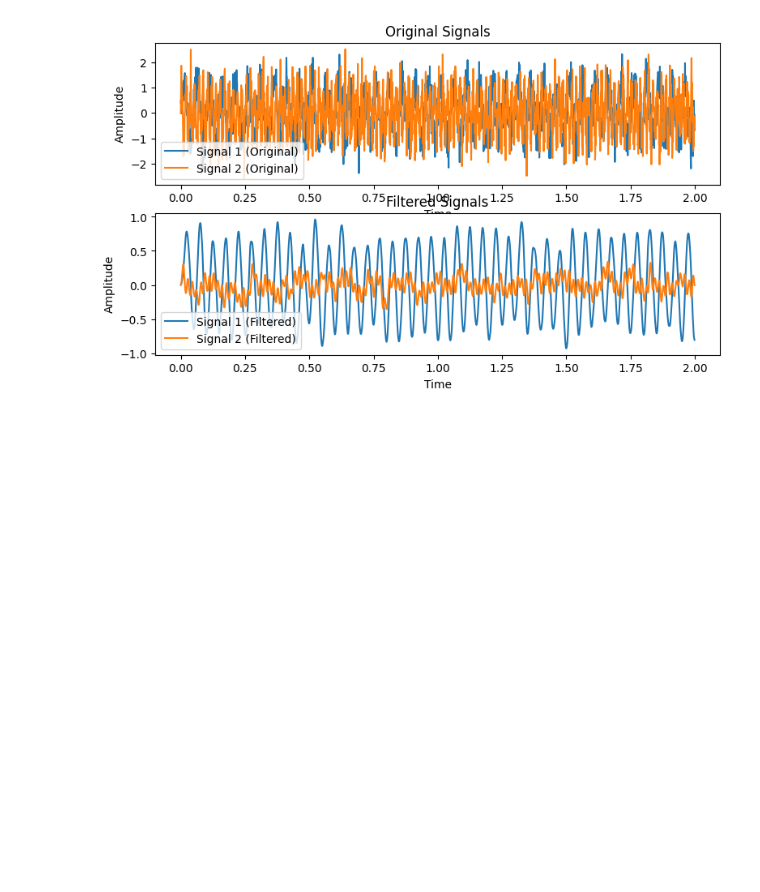
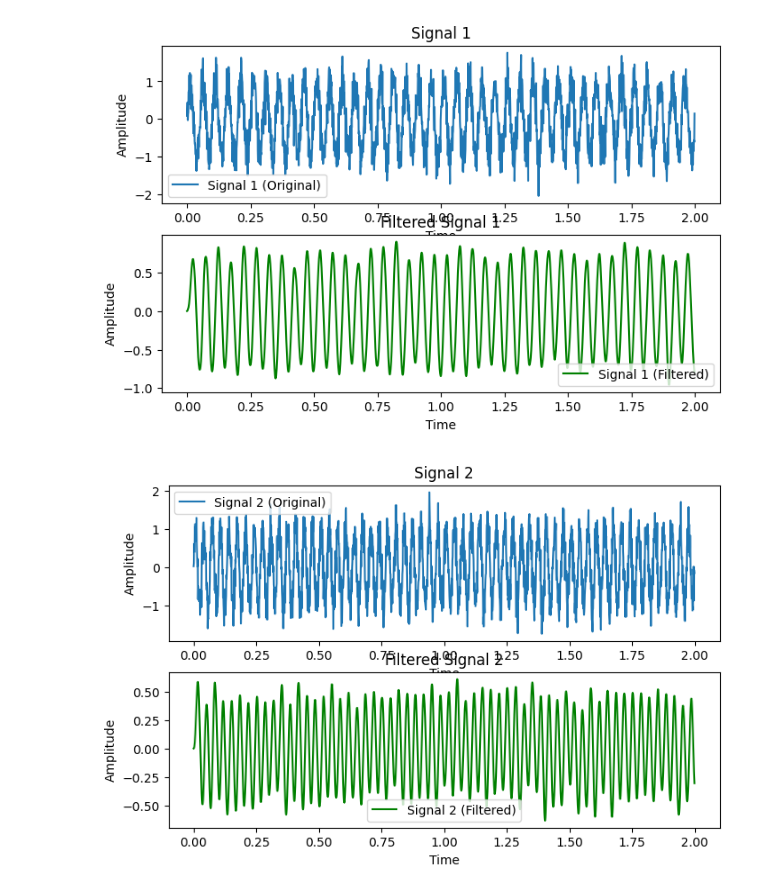
Before and after one commit to Sojoud-Ahmed/repo2, a Jupyter notebook: Untitled-16.ipynb, the cells around one changed output. Drawn from its saved outputs; the diff is of its cells as text; code cells hidden in the pictures; blank space fills up the shorter version.

```diff
--- a/Untitled-16.ipynb
+++ b/Untitled-16.ipynb
@@ -3,49 +3,58 @@ import numpy as np
 import matplotlib.pyplot as plt
 from scipy import signal
 # %%
+
 
 # Sampling frequency
 fs = 1000
 # Cutoff frequency
-fc = 20
+fc = 21.5 #fmax=540*0.50/2*3.14*0.2=215,fc=fmax/10=21.5Hz
 n=2 #filter order
 # Calculate normalized cutoff frequency
 f_c_norm = fc / (fs/2)
 
 # Design low-pass Butterworth filter
 b, a = signal.butter(n, f_c_norm, btype='low')
 
 # Generate sample signal 1 (sinusoid at 20 Hz, with random noise)
 t = np.arange(0, 2, 1/fs)
-x1 = np.sin(2 * np.pi * 20 * t) + 0.5 * np.random.randn(len(t))
+x1 = np.sin(2 * np.pi * 20 * t) + 0.3 * np.random.randn(len(t))
 
-# Generate sample signal 2 (sinusoid at 60 Hz, with random noise)
-x2 = np.sin(2 * np.pi * 60 * t) + 0.5 * np.random.randn(len(t))
+# Generate sample signal 2 (sinusoid at 30 Hz, with random noise)
+x2 = np.sin(2 * np.pi * 30 * t) + 0.3 * np.random.randn(len(t))
 
 # Apply filter to both signals
 y1 = signal.lfilter(b, a, x1)
 y2 = signal.lfilter(b, a, x2)
 
-# Plot both signals (original and filtered) in the same figure
-fig, ax = plt.subplots(2, 1, figsize=(9, 5))
-
-# Plot the original signals
+# Plot signal 1 (original and filtered)
+fig, ax = plt.subplots(2, 1, figsize=(8, 5))
 ax[0].plot(t, x1, label='Signal 1 (Original)')
-ax[0].plot(t, x2, label='Signal 2 (Original)')
-ax[0].set_title('Original Signals')
+ax[0].set_title('Signal 1')
 ax[0].set_xlabel('Time')
 ax[0].set_ylabel('Amplitude')
 ax[0].legend()
+ax[1].plot(t, y1, label='Signal 1 (Filtered)', color='green')
+ax[1].set_title('Filtered Signal 1')
+ax[1].set_xlabel('Time')
+ax[1].set_ylabel('Amplitude')
+ax[1].legend()
 
-# Plot the filtered signals
-ax[1].plot(t, y1, label='Signal 1 (Filtered)')
-ax[1].plot(t, y2, label='Signal 2 (Filtered)')
-ax[1].set_title('Filtered Signals')
+# Plot signal 2 (original and filtered)
+fig, ax = plt.subplots(2, 1, figsize=(8, 5))
+ax[0].plot(t, x2, label='Signal 2 (Original)')
+ax[0].set_title('Signal 2')
+ax[0].set_xlabel('Time')
+ax[0].set_ylabel('Amplitude')
+ax[0].legend()
+ax[1].plot(t, y2, label='Signal 2 (Filtered)', color='green')
+ax[1].set_title('Filtered Signal 2')
 ax[1].set_xlabel('Time')
 ax[1].set_ylabel('Amplitude')
 ax[1].legend()
 
 # Display the plot
 plt.show()
 # %% [output]
-[figure, old version]
+[figure, new version]
+[figure, added]
```
